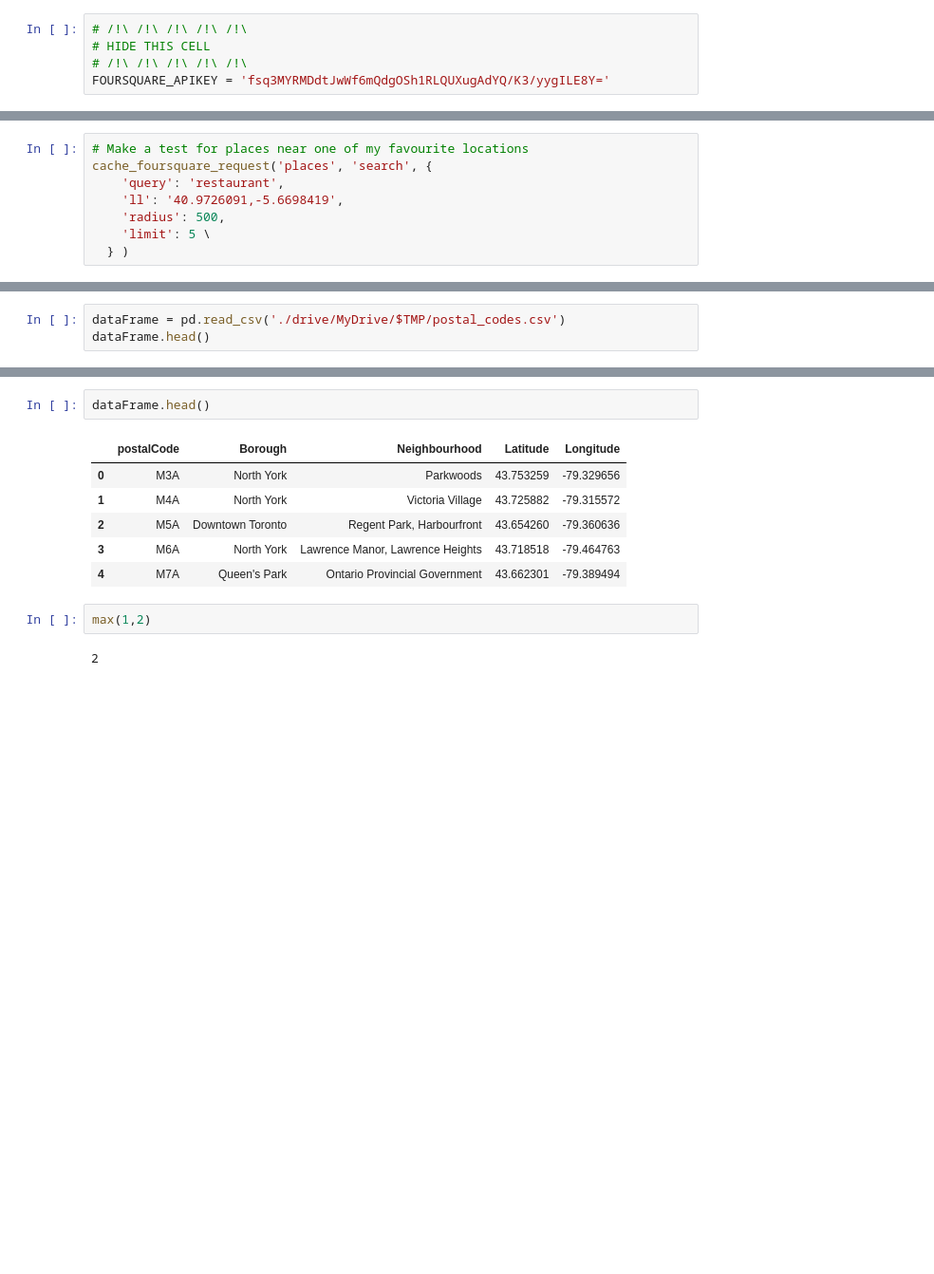
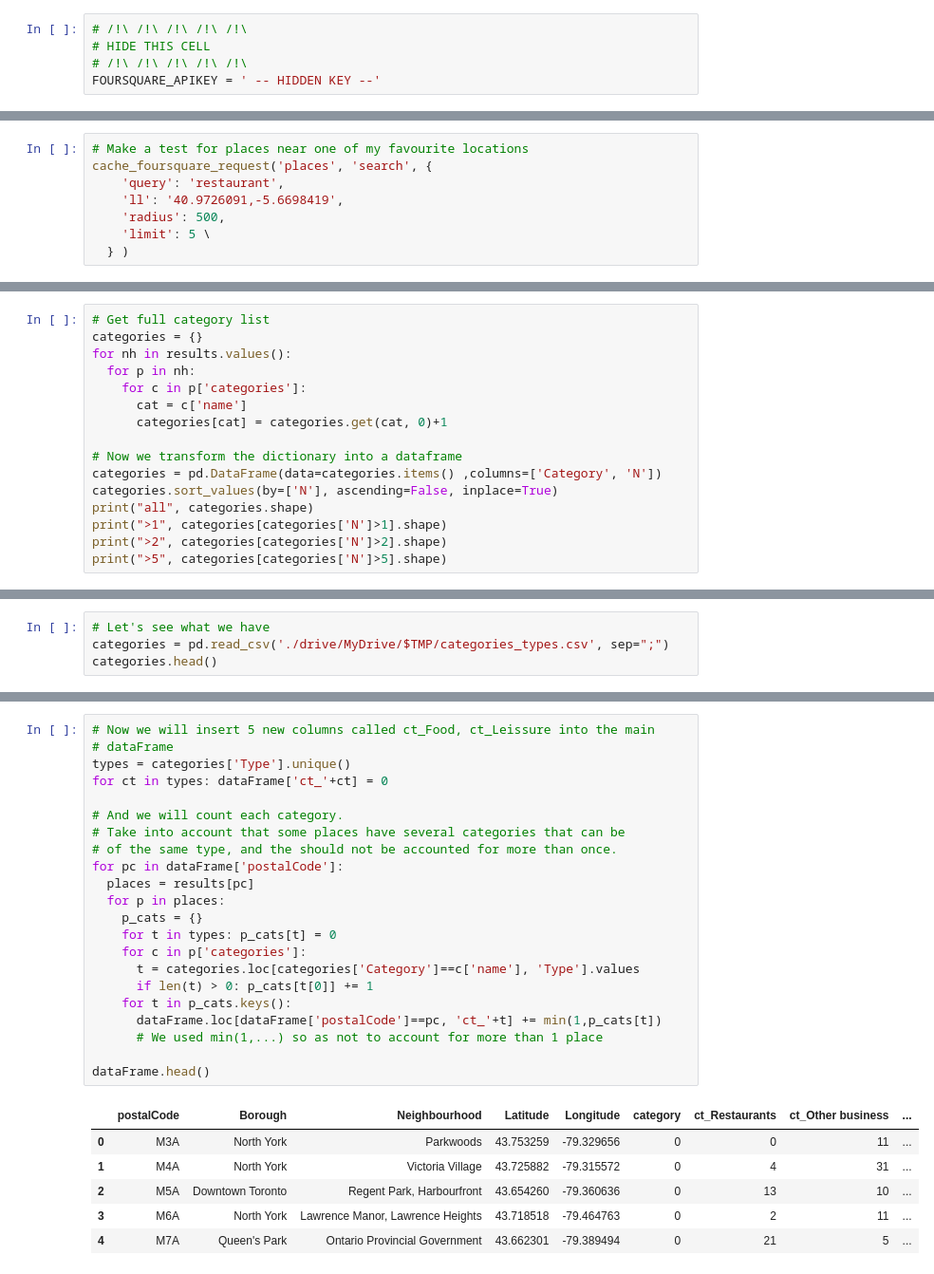
Before and after one commit to jose-mip/IBM-DS-Capstone, a Jupyter notebook: Week3_assignment_P3.ipynb, the cells around one changed output, grey strips where cells are left out. Shown at 95% size. Drawn from its saved outputs; the diff is of its cells as text; blank space fills up the shorter version.

```diff
--- a/Week3_assignment_P3.ipynb
+++ b/Week3_assignment_P3.ipynb
@@ -110,7 +110,7 @@ dataFrame.head()
 # /!\ /!\ /!\ /!\ /!\
 # HIDE THIS CELL
 # /!\ /!\ /!\ /!\ /!\
-FOURSQUARE_APIKEY = 'fsq3MYRMDdtJwWf6mQdgOSh1RLQUXugAdYQ/K3/yygILE8Y='
+FOURSQUARE_APIKEY = ' -- HIDDEN KEY --'
 # %%
 # Function to ease queries to the FourSquare API
 # Note this is for FourSquare API v3, and needs the API key sent via header
@@ -189,0 +203,16 @@ dataFrame.to_csv('./drive/MyDrive/$TMP/postal_codes.csv', index=False)
+# %%
+# Get full category list
+categories = {}
+for nh in results.values():
+  for p in nh:
+    for c in p['categories']:
+      cat = c['name']
+      categories[cat] = categories.get(cat, 0)+1
+
+# Now we transform the dictionary into a dataframe
+categories = pd.DataFrame(data=categories.items() ,columns=['Category', 'N'])
+categories.sort_values(by=['N'], ascending=False, inplace=True)
+print("all", categories.shape)
+print(">1", categories[categories['N']>1].shape)
+print(">2", categories[categories['N']>2].shape)
+print(">5", categories[categories['N']>5].shape)
@@ -190,3 +251,4 @@ dataFrame.to_csv('./drive/MyDrive/$TMP/postal_codes.csv', index=False)
 # %%
-dataFrame = pd.read_csv('./drive/MyDrive/$TMP/postal_codes.csv')
-dataFrame.head()
+# Let's see what we have
+categories = pd.read_csv('./drive/MyDrive/$TMP/categories_types.csv', sep=";")
+categories.head()
@@ -193,13 +262,29 @@ dataFrame.head()
-# %%
-dataFrame.head()
-# %% [output]
-|  | postalCode | Borough | Neighbourhood | Latitude | Longitude |
-| 0 | M3A | North York | Parkwoods | 43.753259 | -79.329656 |
-| 1 | M4A | North York | Victoria Village | 43.725882 | -79.315572 |
-| 2 | M5A | Downtown Toronto | Regent Park, Harbourfront | 43.654260 | -79.360636 |
-| 3 | M6A | North York | Lawrence Manor, Lawrence Heights | 43.718518 | -79.464763 |
-| 4 | M7A | Queen's Park | Ontario Provincial Government | 43.662301 | -79.389494 |
-# %%
-max(1,2)
-# %% [output]
-2
+# %%
+# Now we will insert 5 new columns called ct_Food, ct_Leissure into the main
+# dataFrame
+types = categories['Type'].unique()
+for ct in types: dataFrame['ct_'+ct] = 0
+
+# And we will count each category.
+# Take into account that some places have several categories that can be
+# of the same type, and the should not be accounted for more than once.
+for pc in dataFrame['postalCode']:
+  places = results[pc]
+  for p in places:
+    p_cats = {}
+    for t in types: p_cats[t] = 0
+    for c in p['categories']:
+      t = categories.loc[categories['Category']==c['name'], 'Type'].values
+      if len(t) > 0: p_cats[t[0]] += 1
+    for t in p_cats.keys():
+      dataFrame.loc[dataFrame['postalCode']==pc, 'ct_'+t] += min(1,p_cats[t])
+      # We used min(1,...) so as not to account for more than 1 place
+
+dataFrame.head()
+# %% [output]
+|  | postalCode | Borough | Neighbourhood | Latitude | Longitude | category | ct_Restaurants | ct_Other business | ... |
+| 0 | M3A | North York | Parkwoods | 43.753259 | -79.329656 | 0 | 0 | 11 | ... |
+| 1 | M4A | North York | Victoria Village | 43.725882 | -79.315572 | 0 | 4 | 31 | ... |
+| 2 | M5A | Downtown Toronto | Regent Park, Harbourfront | 43.654260 | -79.360636 | 0 | 13 | 10 | ... |
+| 3 | M6A | North York | Lawrence Manor, Lawrence Heights | 43.718518 | -79.464763 | 0 | 2 | 11 | ... |
+| 4 | M7A | Queen's Park | Ontario Provincial Government | 43.662301 | -79.389494 | 0 | 21 | 5 | ... |
```
Also changed, not shown: parts of 17 cells of this notebook.
